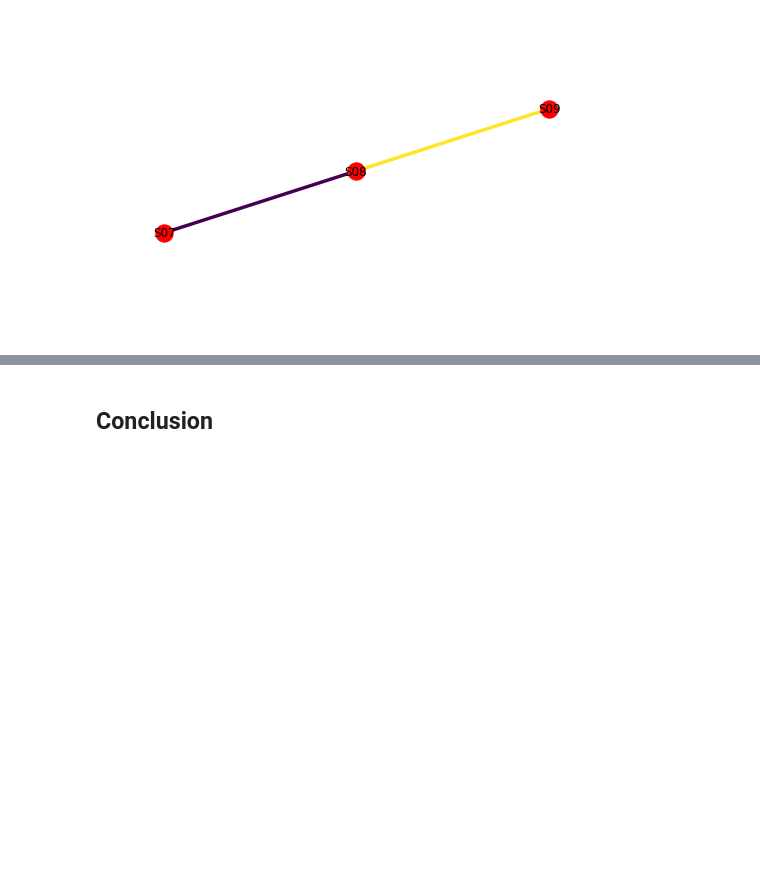
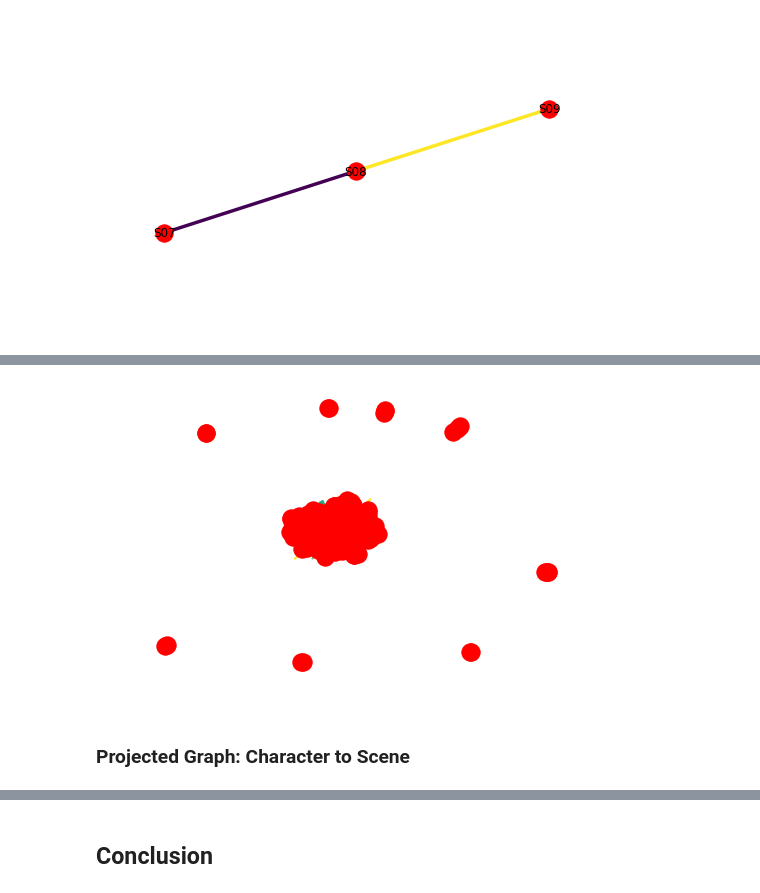
Before and after one commit to wwells/CUNY_DATA_620_GROUP, a Jupyter notebook: Final_Project/Seinfeld_SNA.ipynb, the cells around one changed output, grey strips where cells are left out. Saved outputs shown, nothing was run; the diff lists cells and outputs as text; code cells hidden in the pictures; blank space fills up the shorter version.

```diff
--- a/Final_Project/Seinfeld_SNA.ipynb
+++ b/Final_Project/Seinfeld_SNA.ipynb
@@ -360,0 +413,5 @@ show_island_graphs(season_island,5,True)
+# %%
+#group data
+sf_dialgoue_sub_group = sf_dialgoue_sub.groupby(['Character','SceneNum'], as_index=False).count()
+sf_dialgoue_sub_group  = sf_dialgoue_sub_group [['Character','SceneNum', 'SEID']]
+sf_dialgoue_sub_group.columns = ['Character','SceneNum', 'Counts']
@@ -360,0 +427,7 @@ show_island_graphs(season_island,5,True)
+# %%
+#draw graph
+character_scene = make_draw_graph("Characters and Scene", list(sf_dialgoue_sub_group.Character.values) + list(sf_dialgoue_sub_group.SceneNum.values),sf_dialgoue_sub_group)
+# %% [output]
+[figure, added]
+# %% [markdown]
+<h3> Projected Graph: Character to Scene</h3>
```
Also changed, not shown: parts of 41 cells of this notebook.
